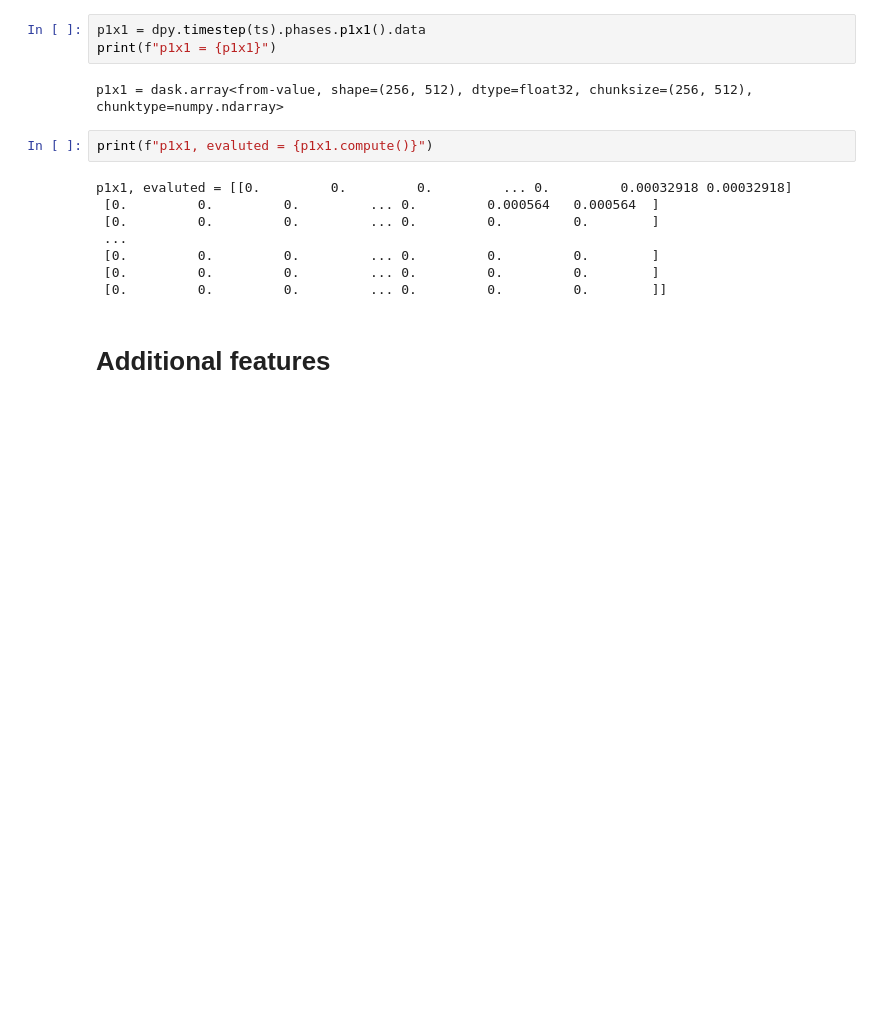
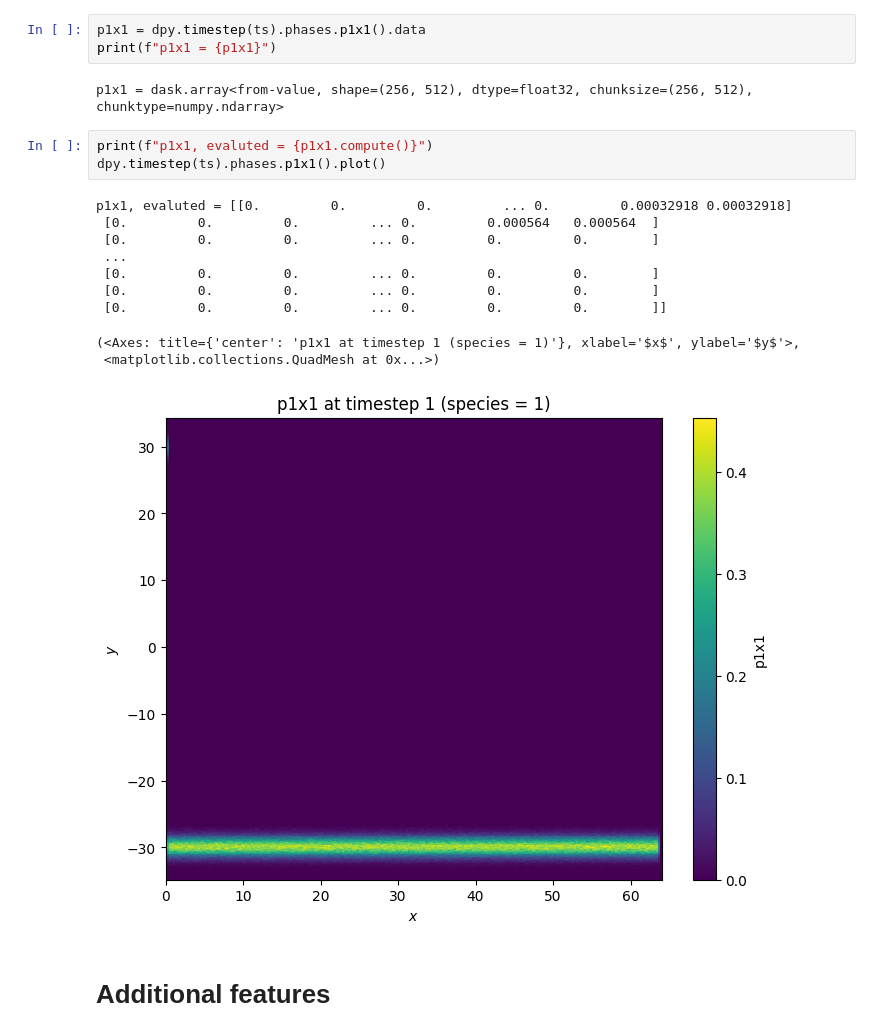
Before and after one commit to bwostler/dhybridrpy, a Jupyter notebook: examples/examples.ipynb, the cells around one changed output. Drawn from its saved outputs; the diff is of its cells as text; blank space fills up the shorter version.

```diff
--- a/examples/examples.ipynb
+++ b/examples/examples.ipynb
@@ -119,14 +119,18 @@ print(f"p1x1 = {p1x1}")
 p1x1 = dask.array<from-value, shape=(256, 512), dtype=float32, chunksize=(256, 512), chunktype=numpy.ndarray>
 # %%
 print(f"p1x1, evaluted = {p1x1.compute()}")
+dpy.timestep(ts).phases.p1x1().plot()
 # %% [output]
 p1x1, evaluted = [[0.         0.         0.         ... 0.         0.00032918 0.00032918]
  [0.         0.         0.         ... 0.         0.000564   0.000564  ]
  [0.         0.         0.         ... 0.         0.         0.        ]
  ...
  [0.         0.         0.         ... 0.         0.         0.        ]
  [0.         0.         0.         ... 0.         0.         0.        ]
  [0.         0.         0.         ... 0.         0.         0.        ]]
+(<Axes: title={'center': 'p1x1 at timestep 1 (species = 1)'}, xlabel='$x$', ylabel='$y$'>,
+ <matplotlib.collections.QuadMesh at 0x...>)
+[figure, added]
 # %% [markdown]
 # Additional features
 # %% [markdown]
```
Also changed, not shown: parts of 5 cells of this notebook, 1 other file.
